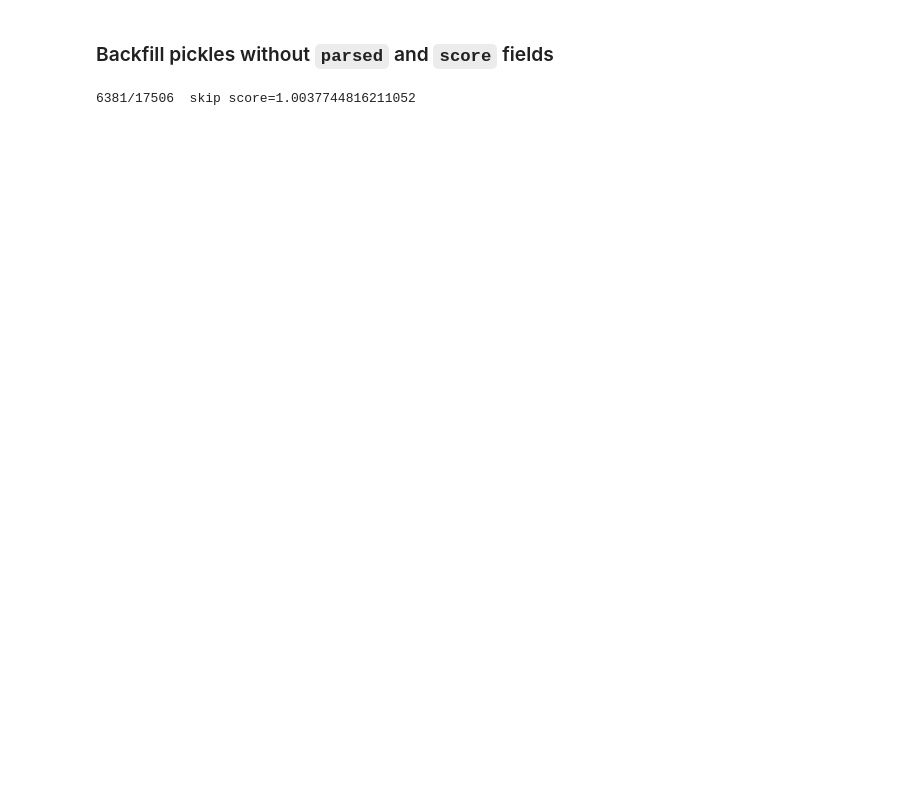
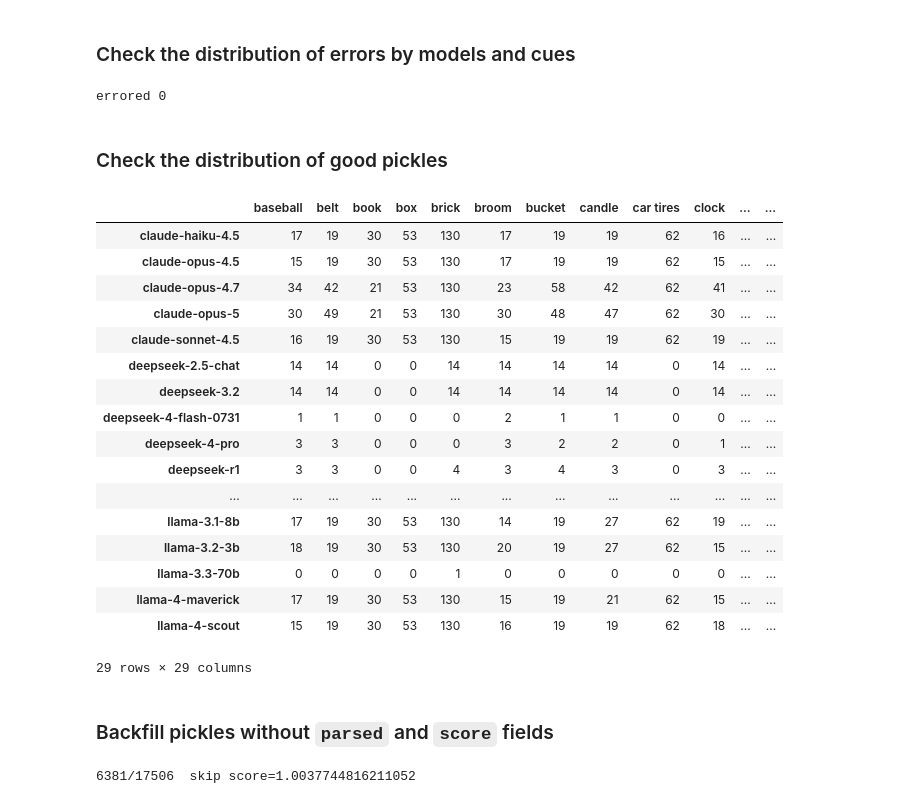
Before and after one commit to dtzx00/Automated-LLM-Probes, a Jupyter notebook: Collect_AUT.ipynb, the cells around one changed output. Saved outputs shown, nothing was run; the diff lists cells and outputs as text; code cells hidden in the pictures; blank space fills up the shorter version.

Commit message:
new data collected

```diff
--- a/Collect_AUT.ipynb
+++ b/Collect_AUT.ipynb
@@ -1,7 +1,7 @@
 # %%
 from collections import Counter
 from pathlib import Path
-import pickle, re
+import pickle, re, pandas as pd
 import automated_llm_probes as alp
 
 TARGET_N = 700
@@ -11,14 +11,10 @@ LOCK20 = [
     "gpt-5.4", "gpt-5.6-sol", "grok-4.2", "grok-4.3", "grok-4.5", "grok-4.6",
     "grok-build-0.1", "llama-3.1-8b", "llama-3.2-3b", "llama-4-maverick", "llama-4-scout"]
 HUMAN_N = {
-    "brick": 2019, "knife": 1028,
-    "car tires": 960,
-    "box": 833,
-    "rope": 829,
+    "brick": 2019, "knife": 1028, "car tires": 960, "box": 833, "rope": 829,
     "pen": 742, "wooden slat": 671, "paperclip": 534, "tin can": 425,
     "socks": 339, "light bulb": 337, "spoon": 337, "towel": 327, "book": 326,
-    "belt": 300, "bucket": 300, "sock": 300, "candle": 299,
-}
+    "belt": 300, "bucket": 300, "sock": 300, "candle": 299}
 
 def targets(n, human_n):
     tot = sum(human_n.values())
@@ -101,5 +122,63 @@ claude-haiku-4.5  830 files  data/aut/claude-haiku-4.5
-# %% [markdown]
-### Backfill pickles without `parsed` and `score` fields
+# %% [markdown]
+### Check the distribution of errors by models and cues
+# %%
+from collections import Counter
+from pathlib import Path
+import pickle,tqdm
+
+def cue(row):
+    c = (row.get("kwargs") or {}).get("cue") or row.get("cue") or ""
+    return " ".join(c) if isinstance(c, (list, tuple)) else str(c).strip().lower()
+
+err = Counter()
+for p in tqdm.tqdm(Path("data/aut").rglob("*.pickle")):
+    try:
+        row = pickle.load(p.open("rb"))
+    except Exception:
+        err["UNREADABLE", "?"] += 1
+        continue
+    if row.get("error") or not row.get("raw"):
+        err[row.get("model_name") or "?", cue(row) or "?"] += 1
+print("errored", sum(err.values()))
+for (m, c), n in err.most_common():
+    print(f"{n:5d}  {m:24s}  {c}")
+# %% [output]
+errored 0
+# %% [markdown]
+### Check the distribution of good pickles
+# %%
+have = Counter()
+for p in tqdm.tqdm(Path("data/aut").rglob("*.pickle")):
+    try:
+        row = pickle.load(p.open("rb"))
+    except Exception:
+        continue
+    if row.get("error") or not row.get("raw"):
+        continue
+    have[row.get("model_name") or "?", cue(row) or "?"] += 1
+pd.Series(have,dtype="int64").unstack(
+    fill_value=0).sort_index().sort_index(axis=1)
+# %% [output]
+|  | baseball | belt | book | box | brick | broom | bucket | candle | car tires | clock | ... | ... |
+| claude-haiku-4.5 | 17 | 19 | 30 | 53 | 130 | 17 | 19 | 19 | 62 | 16 | ... | ... |
+| claude-opus-4.5 | 15 | 19 | 30 | 53 | 130 | 17 | 19 | 19 | 62 | 15 | ... | ... |
+| claude-opus-4.7 | 34 | 42 | 21 | 53 | 130 | 23 | 58 | 42 | 62 | 41 | ... | ... |
+| claude-opus-5 | 30 | 49 | 21 | 53 | 130 | 30 | 48 | 47 | 62 | 30 | ... | ... |
+| claude-sonnet-4.5 | 16 | 19 | 30 | 53 | 130 | 15 | 19 | 19 | 62 | 19 | ... | ... |
+| deepseek-2.5-chat | 14 | 14 | 0 | 0 | 14 | 14 | 14 | 14 | 0 | 14 | ... | ... |
+| deepseek-3.2 | 14 | 14 | 0 | 0 | 14 | 14 | 14 | 14 | 0 | 14 | ... | ... |
+| deepseek-4-flash-0731 | 1 | 1 | 0 | 0 | 0 | 2 | 1 | 1 | 0 | 0 | ... | ... |
+| deepseek-4-pro | 3 | 3 | 0 | 0 | 0 | 3 | 2 | 2 | 0 | 1 | ... | ... |
+| deepseek-r1 | 3 | 3 | 0 | 0 | 4 | 3 | 4 | 3 | 0 | 3 | ... | ... |
+| ... | ... | ... | ... | ... | ... | ... | ... | ... | ... | ... | ... | ... |
+| llama-3.1-8b | 17 | 19 | 30 | 53 | 130 | 14 | 19 | 27 | 62 | 19 | ... | ... |
+| llama-3.2-3b | 18 | 19 | 30 | 53 | 130 | 20 | 19 | 27 | 62 | 15 | ... | ... |
+| llama-3.3-70b | 0 | 0 | 0 | 0 | 1 | 0 | 0 | 0 | 0 | 0 | ... | ... |
+| llama-4-maverick | 17 | 19 | 30 | 53 | 130 | 15 | 19 | 21 | 62 | 15 | ... | ... |
+| llama-4-scout | 15 | 19 | 30 | 53 | 130 | 16 | 19 | 19 | 62 | 18 | ... | ... |
+29 rows × 29 columns
+# %% [markdown]
+### Backfill pickles without `parsed` and `score` fields
 # %%
 import os, pickle
 import automated_intelligence_tests as ait
```
Also changed, not shown: parts of 1 cell of this notebook, 6 other files.
